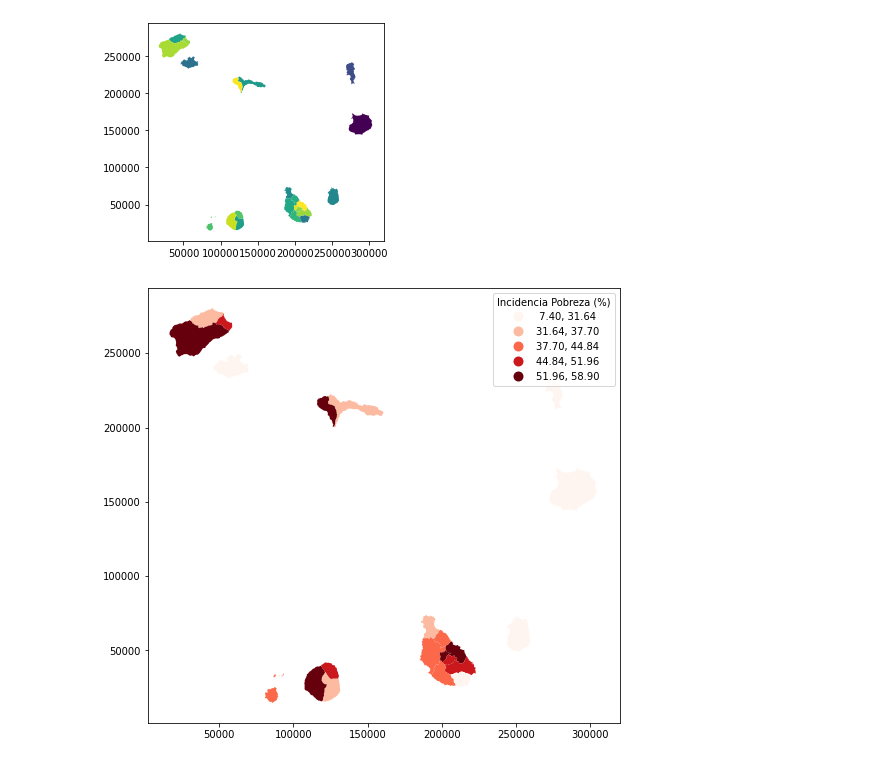
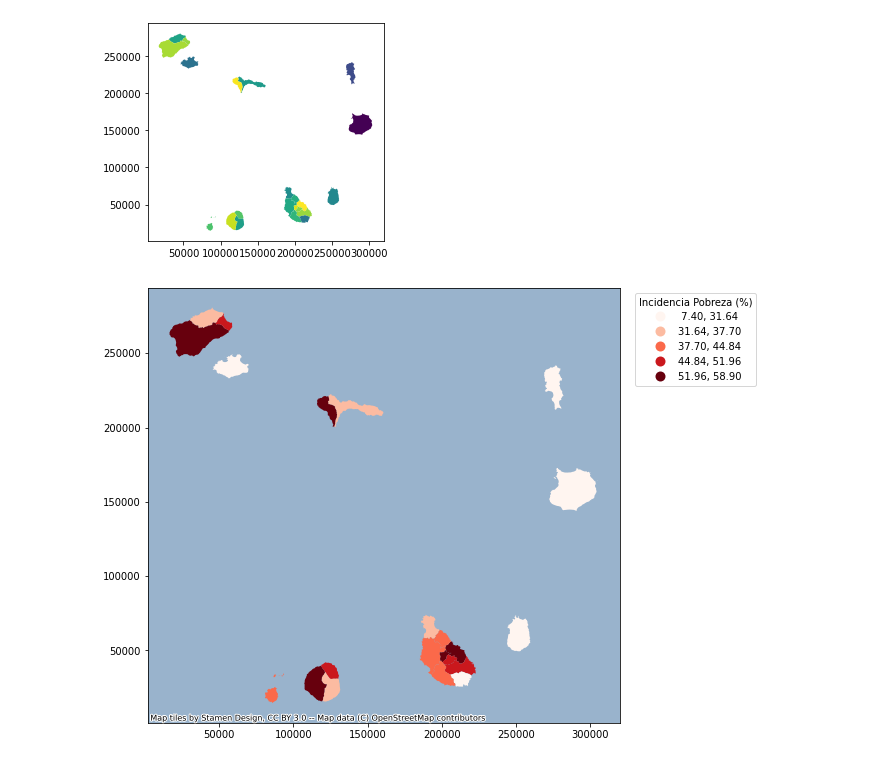
Before and after one commit to endisoares31/Analise-Espacial-Dados-Geograficos, a Jupyter notebook: Dados_de_Pobreza_por_concelho.ipynb, the cells around one changed output. Drawn from its saved outputs; the diff is of its cells as text; code cells hidden in the pictures.

```diff
--- a/Dados_de_Pobreza_por_concelho.ipynb
+++ b/Dados_de_Pobreza_por_concelho.ipynb
@@ -71,10 +71,12 @@ geodata.plot(column="incidencia")
 # %%
 #Ajustando o Mapa
 
 fig, ax = plt.subplots(1, figsize=(10, 8))
 
 geodata.plot(ax=ax, column="incidencia", scheme="quantiles", cmap="Reds", legend=True)
 
+ax.get_legend().set_bbox_to_anchor((1.3,1))
 ax.get_legend().set_title("Incidencia Pobreza (%)")
+ctx.add_basemap(ax)
 # %% [output]
-[figure, old version]
+[figure, new version]
```
Also changed, not shown: parts of 3 cells of this notebook.
